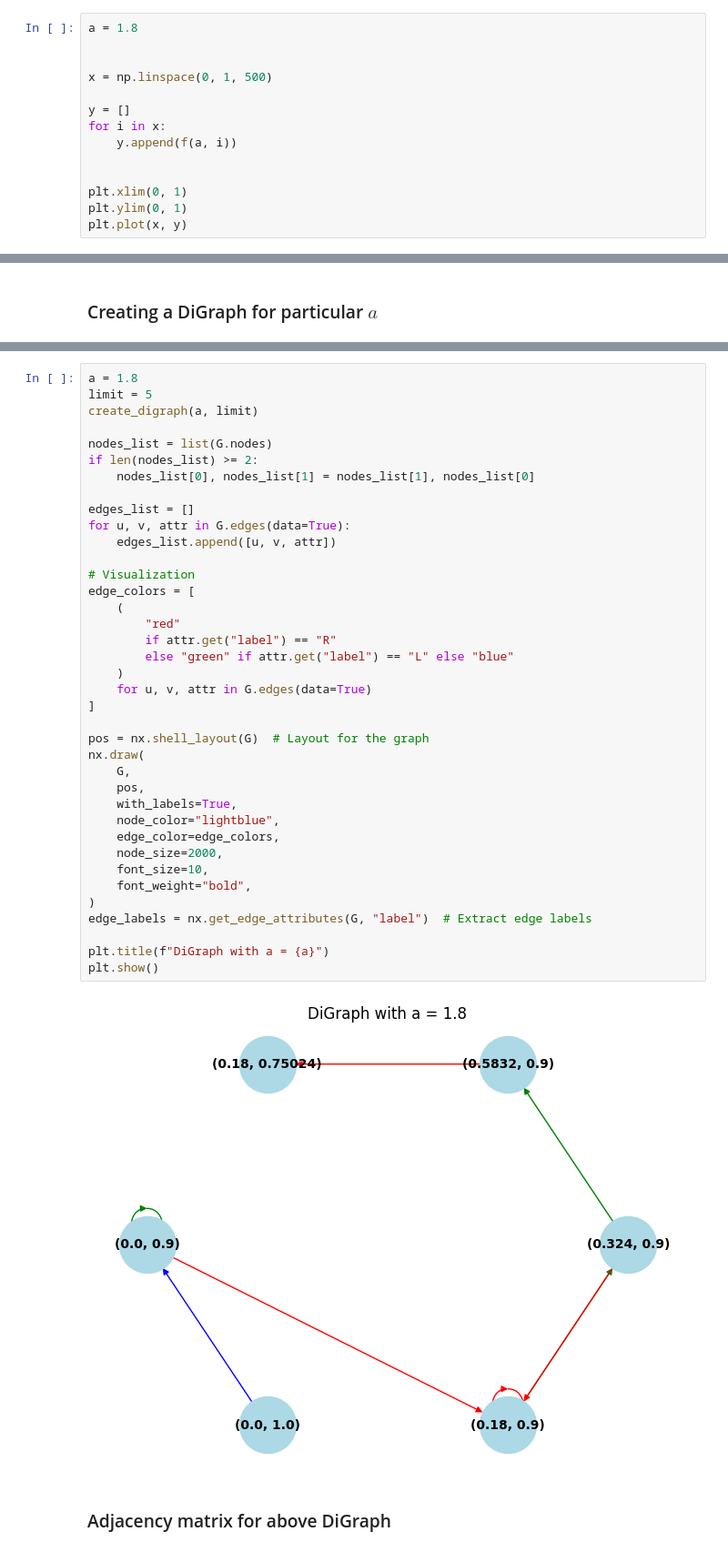
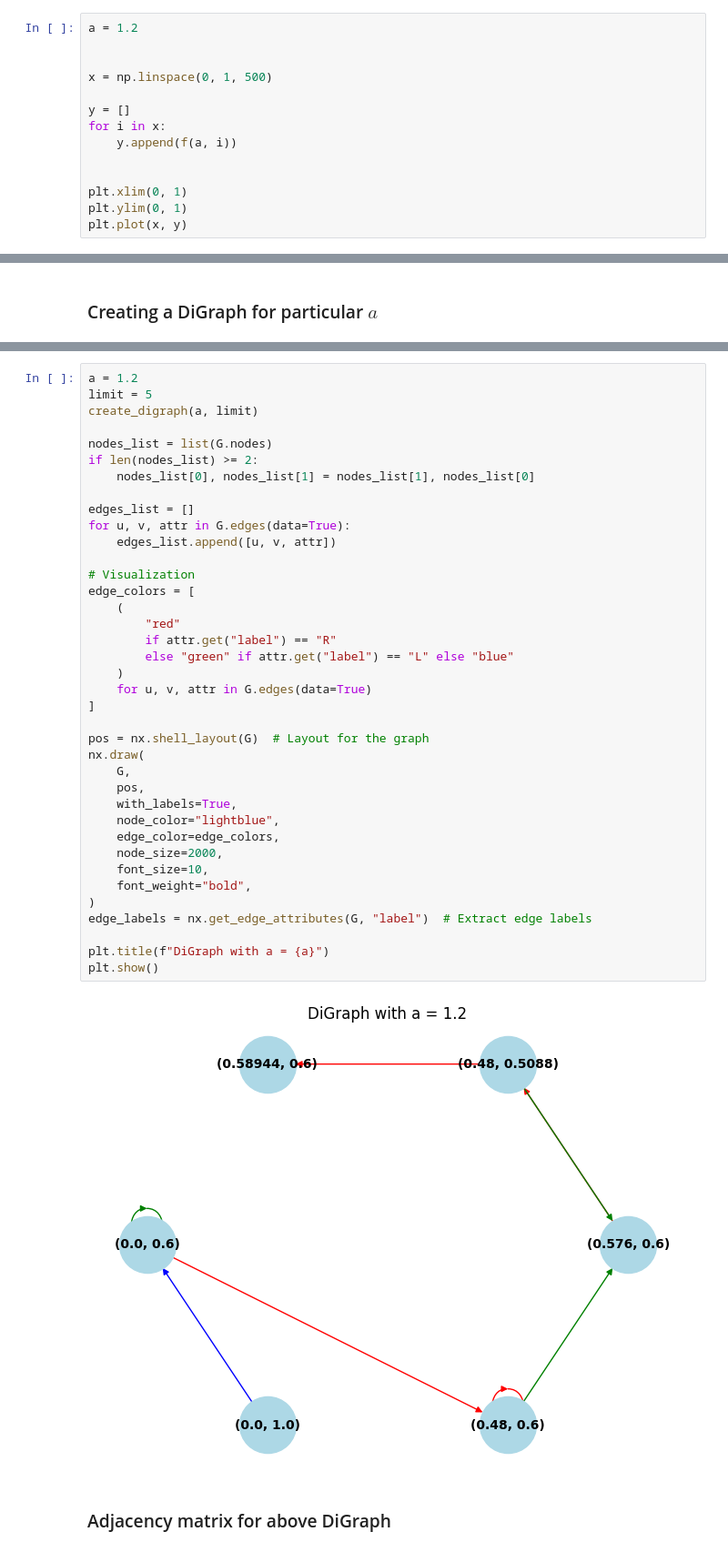
Before and after one commit to dbruwel/chebyshev-hofbauer-resonances, a Jupyter notebook: notebooks/linear_tent_map/01_hofbauer_extension.ipynb, the cells around one changed output, grey strips where cells are left out. Shown at 91% size. Saved outputs shown, nothing was run; the diff lists cells and outputs as text.

```diff
--- a/notebooks/linear_tent_map/01_hofbauer_extension.ipynb
+++ b/notebooks/linear_tent_map/01_hofbauer_extension.ipynb
@@ -72,7 +72,7 @@ def range_f_R(a, interval):
 # %% [markdown]
 ### Plotting tent maps
 # %%
-a = 1.8
+a = 1.2
 
 
 x = np.linspace(0, 1, 500)
@@ -157,5 +161,5 @@ def recursive_create_node(G, counter, limit, interval, a):
 # %%
-a = 1.8
+a = 1.2
 limit = 5
 create_digraph(a, limit)
 
@@ -166,34 +170,34 @@ if len(nodes_list) >= 2:
 edges_list = []
 for u, v, attr in G.edges(data=True):
     edges_list.append([u, v, attr])
 
 # Visualization
 edge_colors = [
     (
         "red"
         if attr.get("label") == "R"
         else "green" if attr.get("label") == "L" else "blue"
     )
     for u, v, attr in G.edges(data=True)
 ]
 
 pos = nx.shell_layout(G)  # Layout for the graph
 nx.draw(
     G,
     pos,
     with_labels=True,
     node_color="lightblue",
     edge_color=edge_colors,
     node_size=2000,
     font_size=10,
     font_weight="bold",
 )
 edge_labels = nx.get_edge_attributes(G, "label")  # Extract edge labels
 
 plt.title(f"DiGraph with a = {a}")
 plt.show()
 # %% [output]
-[figure, old version]
+[figure, new version]
 # %% [markdown]
 ### Adjacency matrix for above DiGraph
 # %%
```
Also changed, not shown: parts of 2 cells of this notebook, 8 other files.
